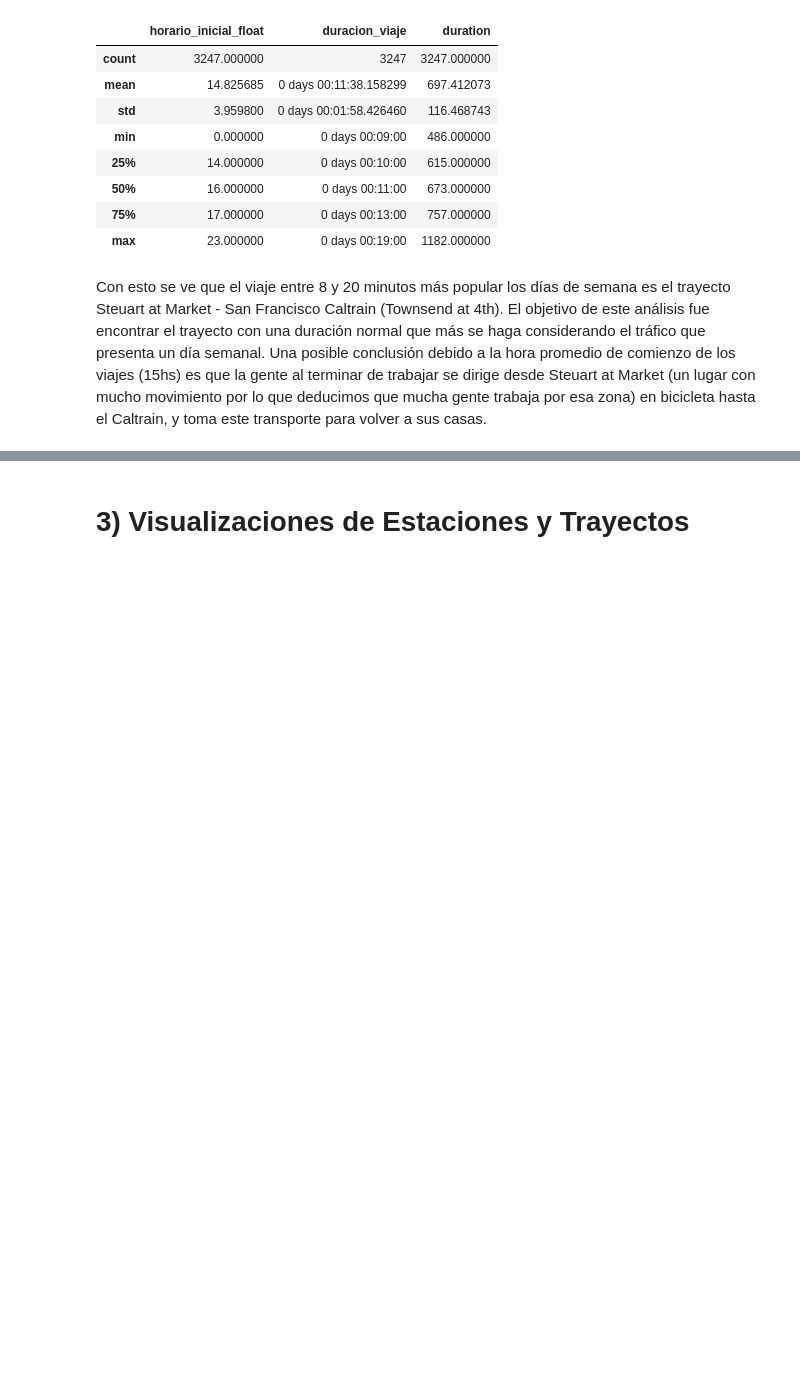
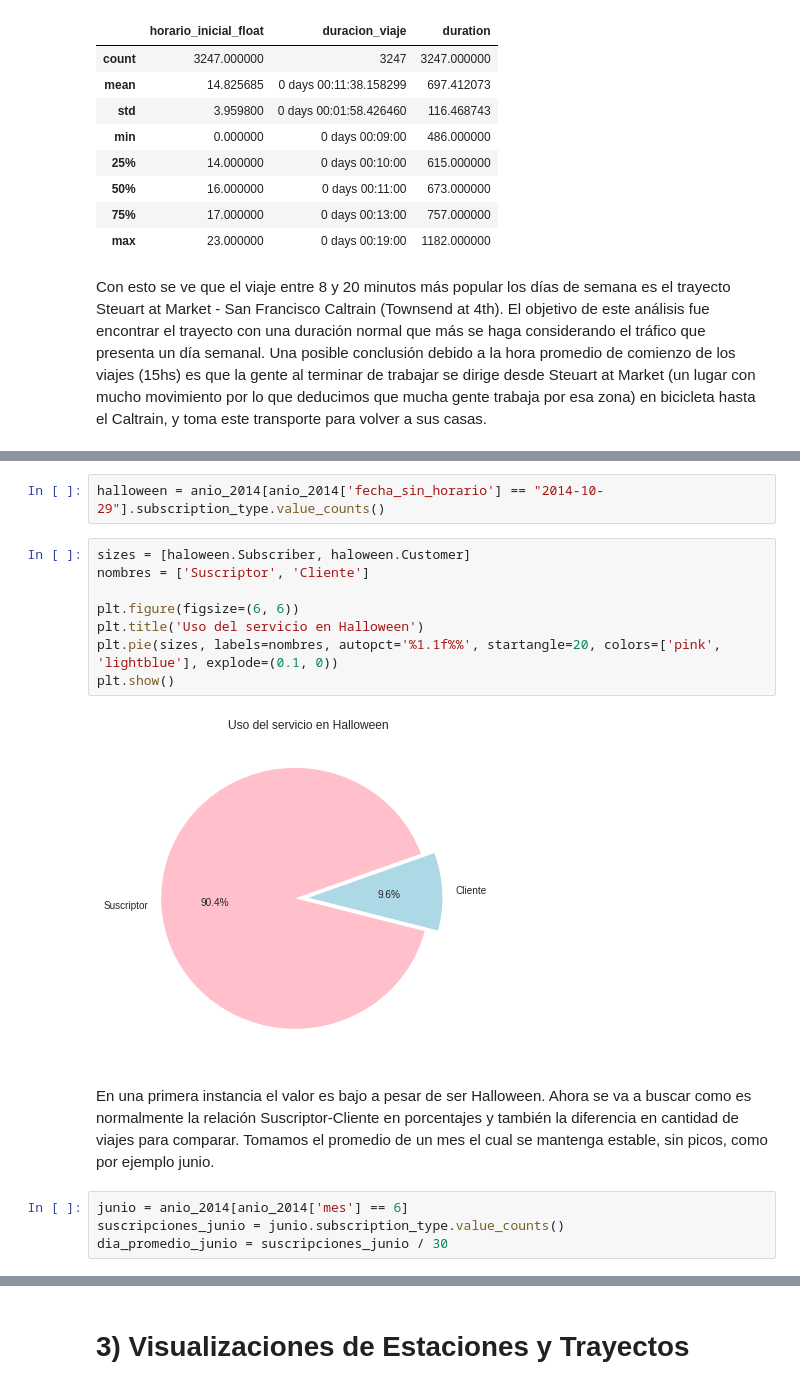
Before and after one commit to frisjon/tp1, a Jupyter notebook: notebooks/tp1.ipynb, the cells around one changed output, grey strips where cells are left out. Saved outputs shown, nothing was run; the diff lists cells and outputs as text; blank space fills up the shorter version.

```diff
--- a/notebooks/tp1.ipynb
+++ b/notebooks/tp1.ipynb
@@ -738,0 +526,18 @@ Con esto se ve que el viaje entre 8 y 20 minutos más popular los días de seman
+# %%
+halloween = anio_2014[anio_2014['fecha_sin_horario'] == "2014-10-29"].subscription_type.value_counts()
+# %%
+sizes = [haloween.Subscriber, haloween.Customer]
+nombres = ['Suscriptor', 'Cliente']
+
+plt.figure(figsize=(6, 6))
+plt.title('Uso del servicio en Halloween')
+plt.pie(sizes, labels=nombres, autopct='%1.1f%%', startangle=20, colors=['pink', 'lightblue'], explode=(0.1, 0))
+plt.show()
+# %% [output]
+[figure, added]
+# %% [markdown]
+En una primera instancia el valor es bajo a pesar de ser Halloween. Ahora se va a buscar como es normalmente la relación Suscriptor-Cliente en porcentajes y también la diferencia en cantidad de viajes para comparar. Tomamos el promedio de un mes el cual se mantenga estable, sin picos, como por ejemplo junio.
+# %%
+junio = anio_2014[anio_2014['mes'] == 6]
+suscripciones_junio = junio.subscription_type.value_counts()
+dia_promedio_junio = suscripciones_junio / 30
```
Also changed, not shown: parts of 315 cells of this notebook.
